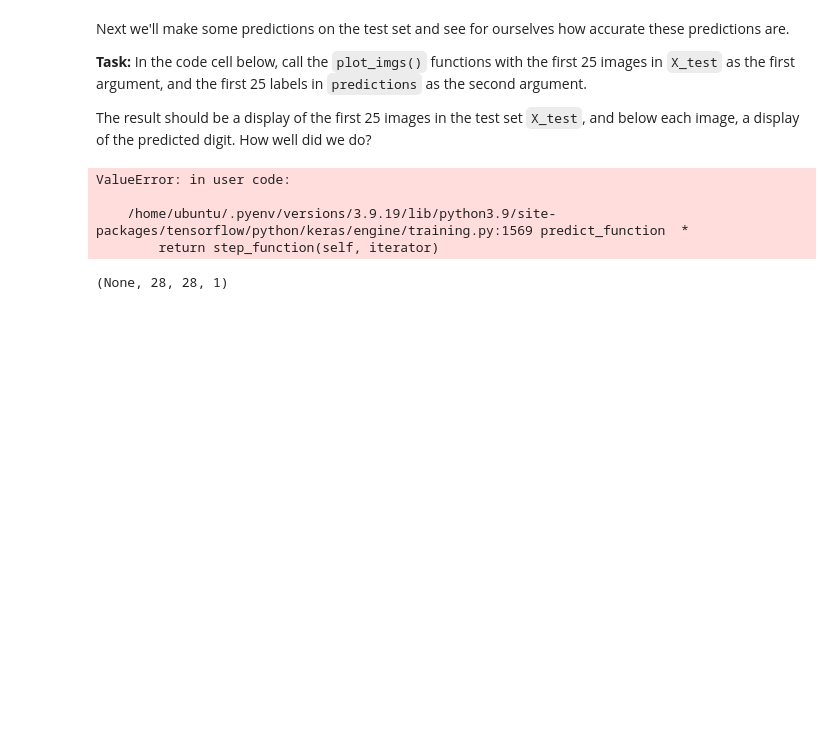
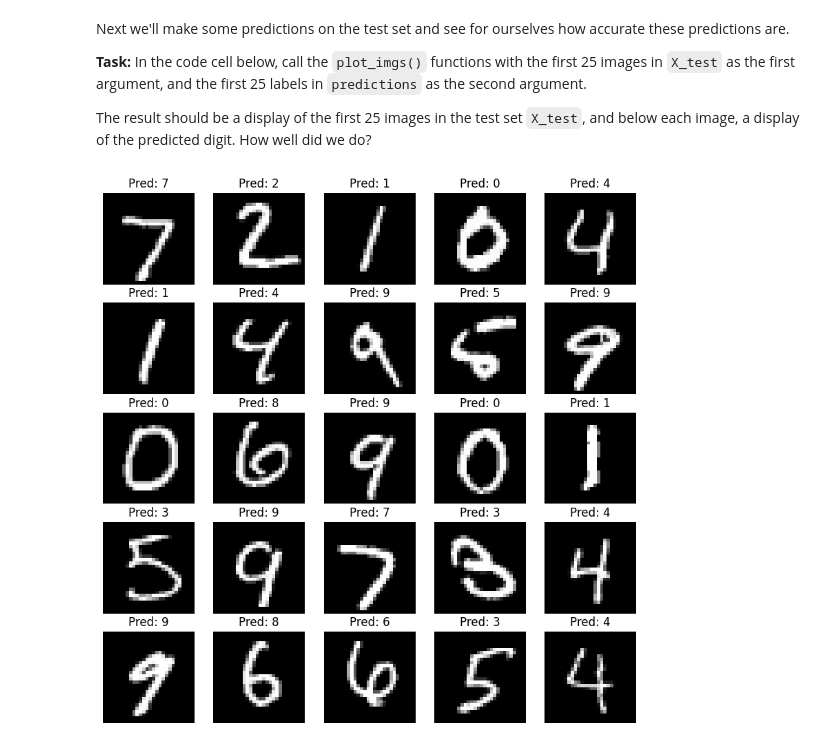
Before and after one commit to Anas10202/eCornell-Protfolio, a Jupyter notebook: BBT/ImplementCNN.ipynb, the cells around one changed output. Cells and saved outputs as stored; diff of their text form; code cells hidden in the pictures; blank space fills up the shorter version.

```diff
--- a/BBT/ImplementCNN.ipynb
+++ b/BBT/ImplementCNN.ipynb
@@ -368,27 +368,21 @@ Next we'll make some predictions on the test set and see for ourselves how accur
 
 The result should be a display of the first 25 images in the test set `X_test`, and below each image, a display of the predicted digit. How well did we do?
 # %%
+X_test_expanded = np.expand_dims(X_test, axis=-1)
+
 # Make predictions on the test set
-logits = cnn_model.predict(X_test)
-predictions = logits.argmax(axis = 1)
+logits = cnn_model.predict(X_test_expanded)
+predictions = logits.argmax(axis=1)
 
-
-## Plot individual predictions
+# Define the plot_imgs function
 def plot_imgs(images, labels):
     plt.figure(figsize=(10, 10))
     for i in range(len(images)):
         plt.subplot(5, 5, i+1)
         plt.imshow(images[i].reshape(28, 28), cmap='gray')
         plt.title(f'Pred: {labels[i]}')
         plt.axis('off')
     plt.show()
 plot_imgs(X_test[:25], predictions[:25])
 # %% [output]
-ValueError: in user code:
-
-    /home/ubuntu/.pyenv/versions/3.9.19/lib/python3.9/site-packages/tensorflow/python/keras/engine/training.py:1569 predict_function  *
-        return step_function(self, iterator)
+[figure, added]
-# %%
-print(cnn_model.input_shape)
-# %% [output]
-(None, 28, 28, 1)
```
